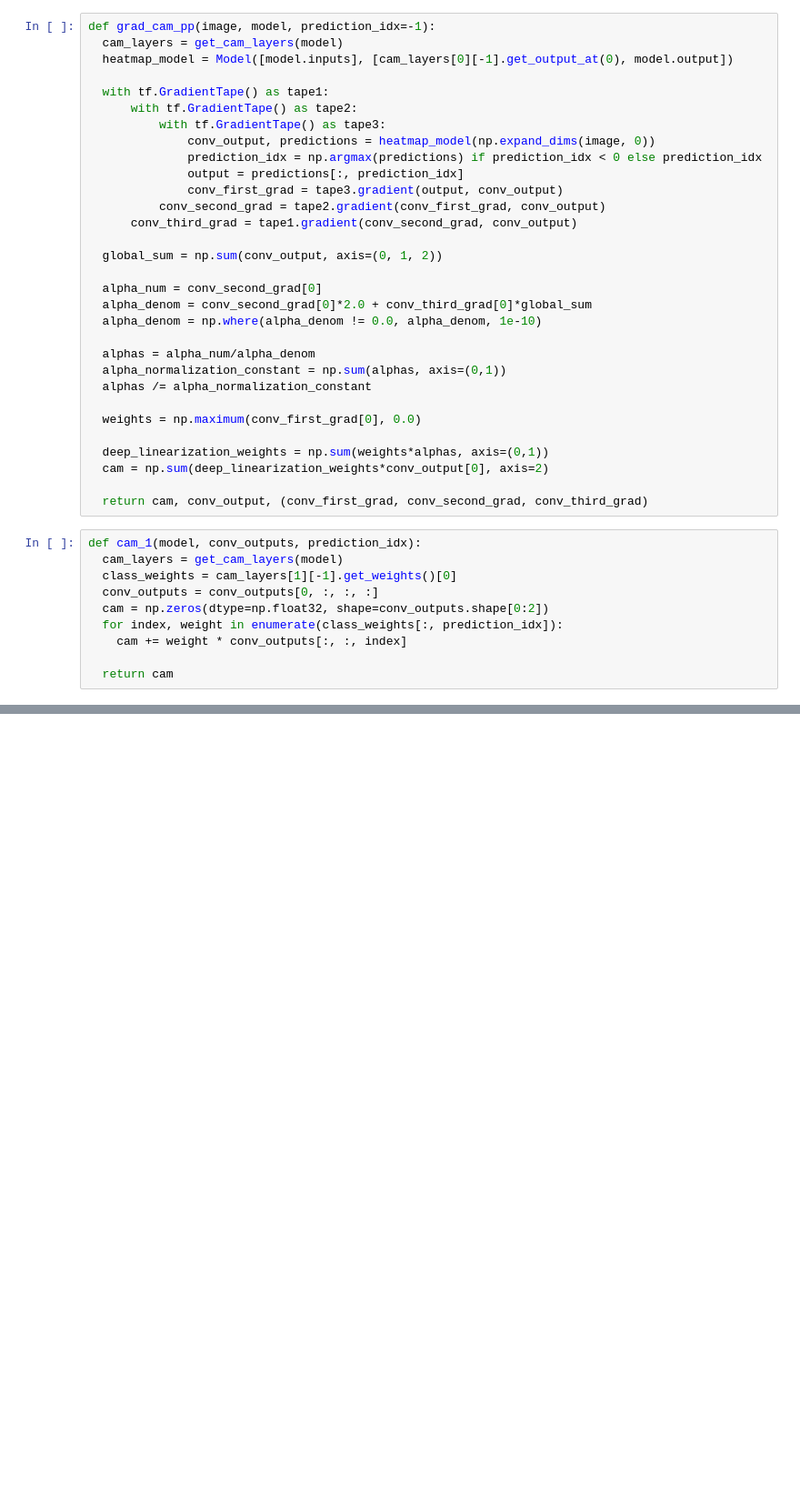
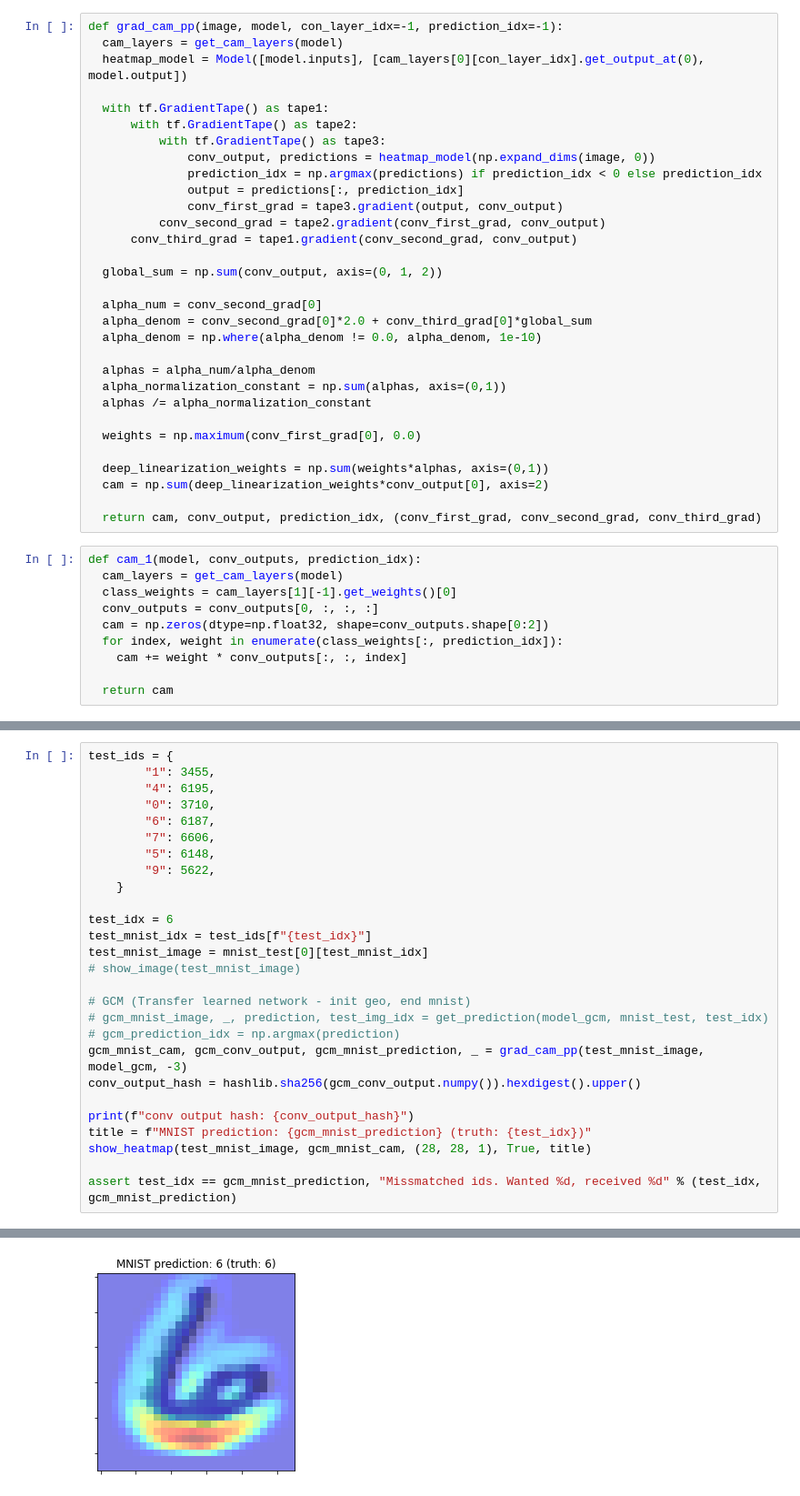
Before and after one commit to fsilvestrim/thesis, a Jupyter notebook: Geo_Cam.ipynb, the cells around one changed output, grey strips where cells are left out. Shown: that part at 91% size. Drawn from its saved outputs; the diff is of its cells as text; blank space fills up the shorter version.

```diff
--- a/Geo_Cam.ipynb
+++ b/Geo_Cam.ipynb
@@ -399,7 +399,7 @@ for layer in geo_layers[1]:
 # %%
-def grad_cam_pp(image, model, prediction_idx=-1):
+def grad_cam_pp(image, model, con_layer_idx=-1, prediction_idx=-1):
   cam_layers = get_cam_layers(model)
-  heatmap_model = Model([model.inputs], [cam_layers[0][-1].get_output_at(0), model.output])
+  heatmap_model = Model([model.inputs], [cam_layers[0][con_layer_idx].get_output_at(0), model.output])
 
   with tf.GradientTape() as tape1:
       with tf.GradientTape() as tape2:
@@ -426,7 +426,7 @@ def grad_cam_pp(image, model, prediction_idx=-1):
   deep_linearization_weights = np.sum(weights*alphas, axis=(0,1))
   cam = np.sum(deep_linearization_weights*conv_output[0], axis=2)
 
-  return cam, conv_output, (conv_first_grad, conv_second_grad, conv_third_grad)
+  return cam, conv_output, prediction_idx, (conv_first_grad, conv_second_grad, conv_third_grad)
 # %%
 def cam_1(model, conv_outputs, prediction_idx):
   cam_layers = get_cam_layers(model)
@@ -471,0 +440,28 @@ gcm prediction: 4. gcg prediction: 5
+# %%
+test_ids = {
+        "1": 3455,
+        "4": 6195,
+        "0": 3710,
+        "6": 6187,
+        "7": 6606,
+        "5": 6148,
+        "9": 5622,
+    }
+
+test_idx = 6
+test_mnist_idx = test_ids[f"{test_idx}"]
+test_mnist_image = mnist_test[0][test_mnist_idx]
+# show_image(test_mnist_image)
+
+# GCM (Transfer learned network - init geo, end mnist)
+# gcm_mnist_image, _, prediction, test_img_idx = get_prediction(model_gcm, mnist_test, test_idx)
+# gcm_prediction_idx = np.argmax(prediction)
+gcm_mnist_cam, gcm_conv_output, gcm_mnist_prediction, _ = grad_cam_pp(test_mnist_image, model_gcm, -3)
+conv_output_hash = hashlib.sha256(gcm_conv_output.numpy()).hexdigest().upper()
+
+print(f"conv output hash: {conv_output_hash}")
+title = f"MNIST prediction: {gcm_mnist_prediction} (truth: {test_idx})"
+show_heatmap(test_mnist_image, gcm_mnist_cam, (28, 28, 1), True, title)
+
+assert test_idx == gcm_mnist_prediction, "Missmatched ids. Wanted %d, received %d" % (test_idx, gcm_mnist_prediction)
+# %% [output]
@@ -471,0 +469 @@ gcm prediction: 4. gcg prediction: 5
+[figure, added]
```
Also changed, not shown: parts of 21 cells of this notebook.
